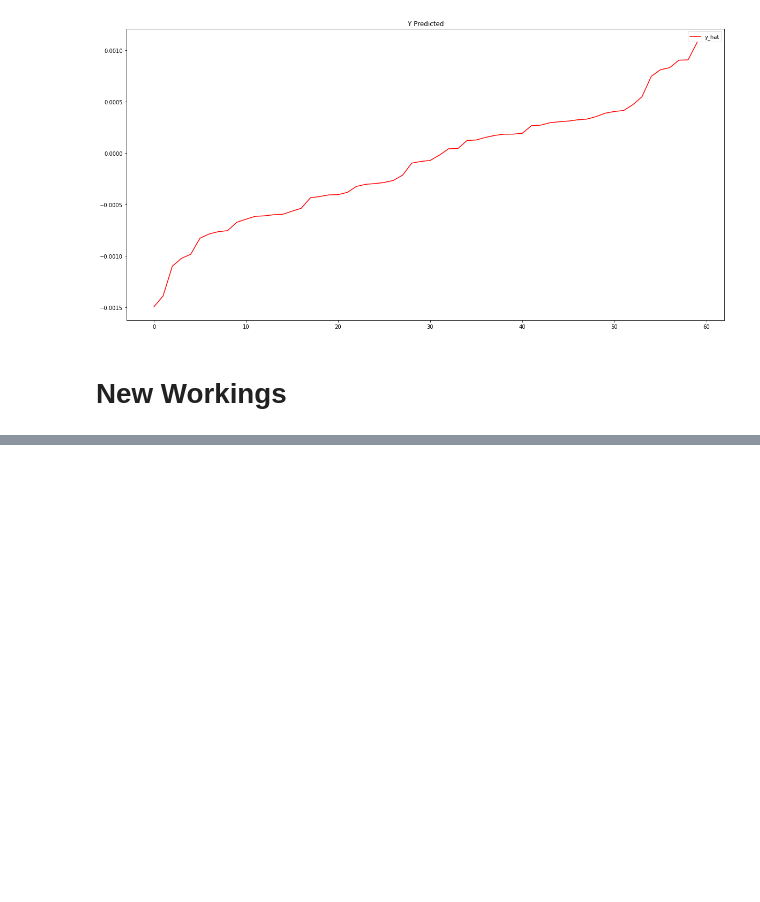
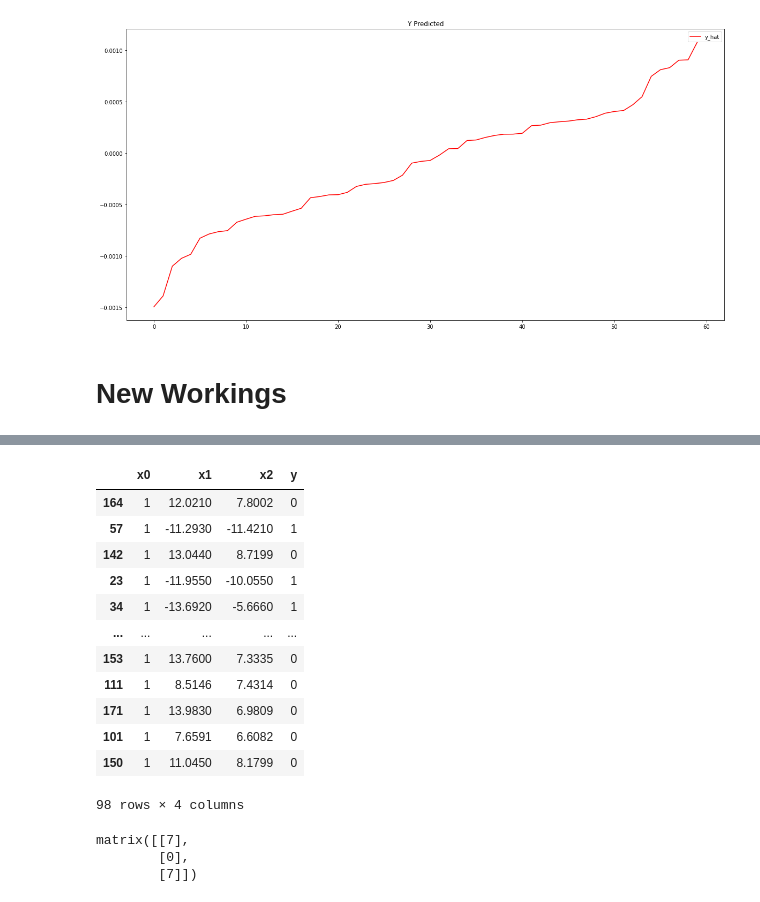
Before and after one commit to Ashirbad-Sarangi/logistic_regression, a Jupyter notebook: codes/logistic_regression.ipynb, the cells around one changed output, grey strips where cells are left out. Cells and saved outputs as stored; diff of their text form; code cells hidden in the pictures; blank space fills up the shorter version.

```diff
--- a/codes/logistic_regression.ipynb
+++ b/codes/logistic_regression.ipynb
@@ -307,0 +302,37 @@ F1 Score :  6666.67 %
+# %%
+validation_perc = 0.7
+validation_numbers = int(validation_perc * len(df_data))
+# %%
+df_data = df_data.sample(frac = 1)
+df_validation = df_data[:validation_numbers]
+df_test = df_data[validation_numbers:]
+# %%
+training_perc = 0.7
+training_number = int(training_perc * len(df_validation))
+# %%
+df_validation = df_validation.sample(frac = 1)
+df_validation_train = df_validation[:training_number]
+df_validation_test = df_validation[training_number:]
+df_validation_train
+# %% [output]
+|  | x0 | x1 | x2 | y |
+| 164 | 1 | 12.0210 | 7.8002 | 0 |
+| 57 | 1 | -11.2930 | -11.4210 | 1 |
+| 142 | 1 | 13.0440 | 8.7199 | 0 |
+| 23 | 1 | -11.9550 | -10.0550 | 1 |
+| 34 | 1 | -13.6920 | -5.6660 | 1 |
+| ... | ... | ... | ... | ... |
+| 153 | 1 | 13.7600 | 7.3335 | 0 |
+| 111 | 1 | 8.5146 | 7.4314 | 0 |
+| 171 | 1 | 13.9830 | 6.9809 | 0 |
+| 101 | 1 | 7.6591 | 6.6082 | 0 |
+| 150 | 1 | 11.0450 | 8.1799 | 0 |
+98 rows × 4 columns
+# %%
+w_star = maths.matrix(maths.random.randint(0,10,len(df_validation_train.columns) - 1))
+w_star = w_star.T
+w_star
+# %% [output]
+matrix([[7],
+        [0],
+        [7]])
```
Also changed, not shown: parts of 11 cells of this notebook.
